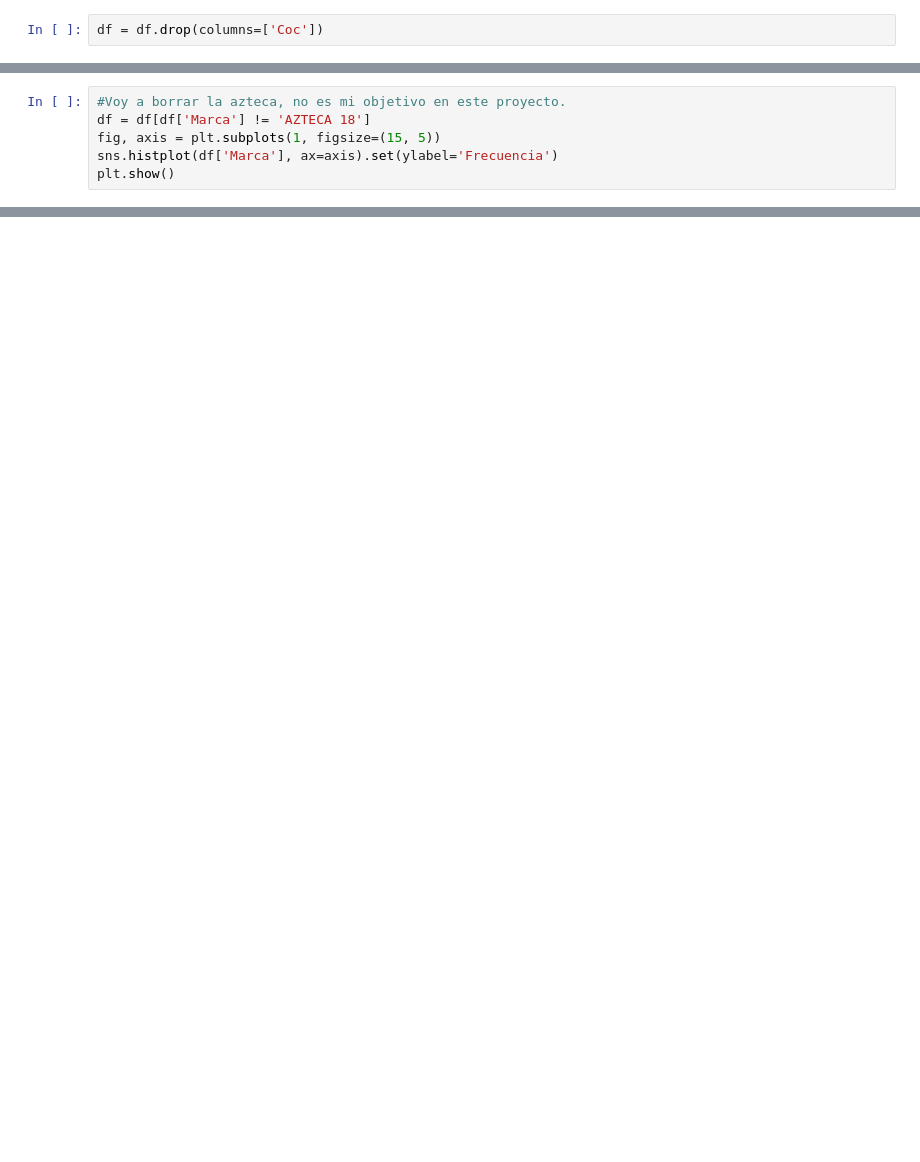
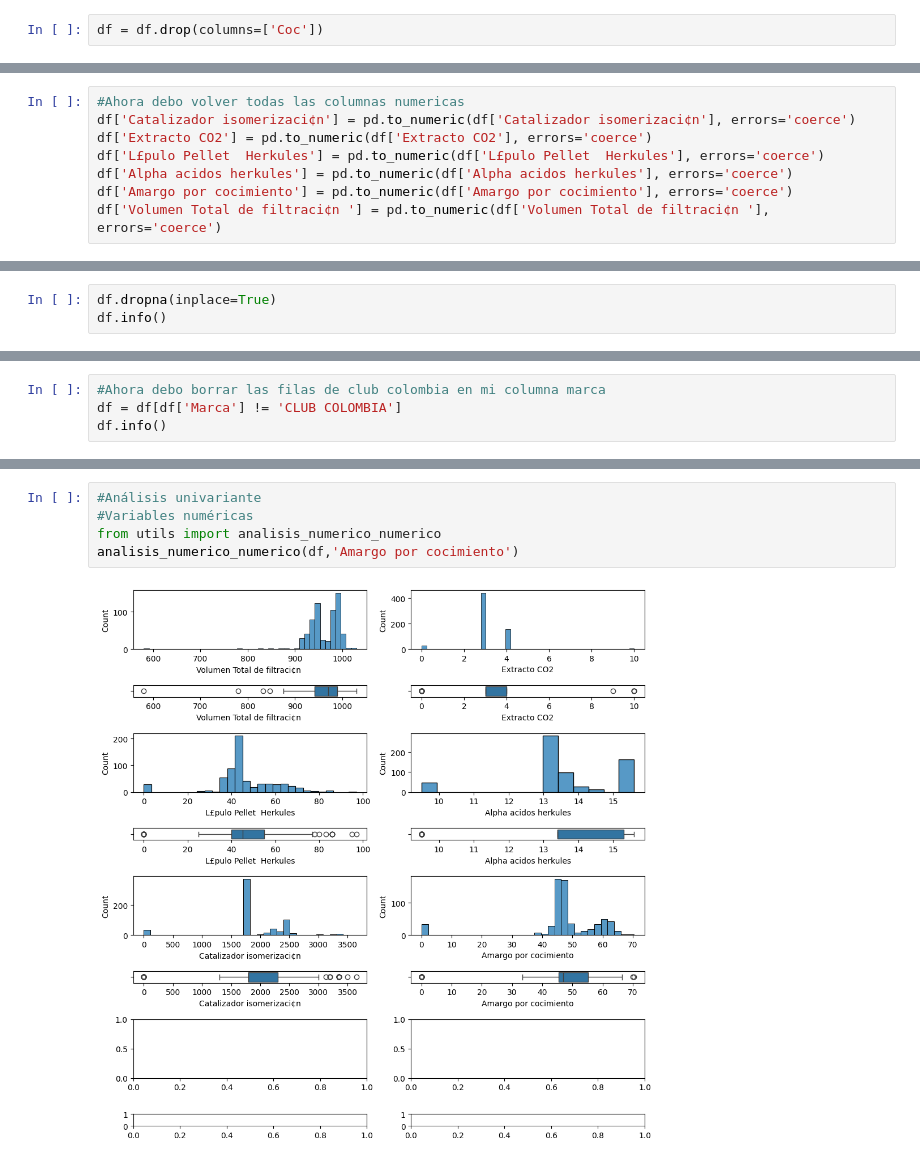
Before and after one commit to 19Juan/Bitterness, a Jupyter notebook: src/explore.ipynb, the cells around one changed output, grey strips where cells are left out. Saved outputs shown, nothing was run; the diff lists cells and outputs as text; blank space fills up the shorter version.

```diff
--- a/src/explore.ipynb
+++ b/src/explore.ipynb
@@ -62,2 +87,10 @@ for column in df.columns:
+# %%
+#Ahora debo volver todas las columnas numericas
+df['Catalizador isomerizaci¢n'] = pd.to_numeric(df['Catalizador isomerizaci¢n'], errors='coerce')
+df['Extracto CO2'] = pd.to_numeric(df['Extracto CO2'], errors='coerce')
+df['L£pulo Pellet  Herkules'] = pd.to_numeric(df['L£pulo Pellet  Herkules'], errors='coerce')
+df['Alpha acidos herkules'] = pd.to_numeric(df['Alpha acidos herkules'], errors='coerce')
+df['Amargo por cocimiento'] = pd.to_numeric(df['Amargo por cocimiento'], errors='coerce')
+df['Volumen Total de filtraci¢n '] = pd.to_numeric(df['Volumen Total de filtraci¢n '], errors='coerce')
 # %%
 df.info()
@@ -63,0 +112,3 @@ df.info()
+# %%
+df.dropna(inplace=True)
+df.info()
@@ -74,6 +142,4 @@ plt.show()
-# %%
-#Voy a borrar la azteca, no es mi objetivo en este proyecto.
-df = df[df['Marca'] != 'AZTECA 18']
-fig, axis = plt.subplots(1, figsize=(15, 5))
-sns.histplot(df['Marca'], ax=axis).set(ylabel='Frecuencia')
-plt.show()
+# %%
+#Ahora debo borrar las filas de club colombia en mi columna marca
+df = df[df['Marca'] != 'CLUB COLOMBIA']
+df.info()
@@ -106,0 +185,7 @@ plt.show()
+# %%
+#Análisis univariante
+#Variables numéricas
+from utils import analisis_numerico_numerico
+analisis_numerico_numerico(df,'Amargo por cocimiento')
+# %% [output]
+[figure, added]
```
Also changed, not shown: parts of 27 cells of this notebook, 2 other files.
